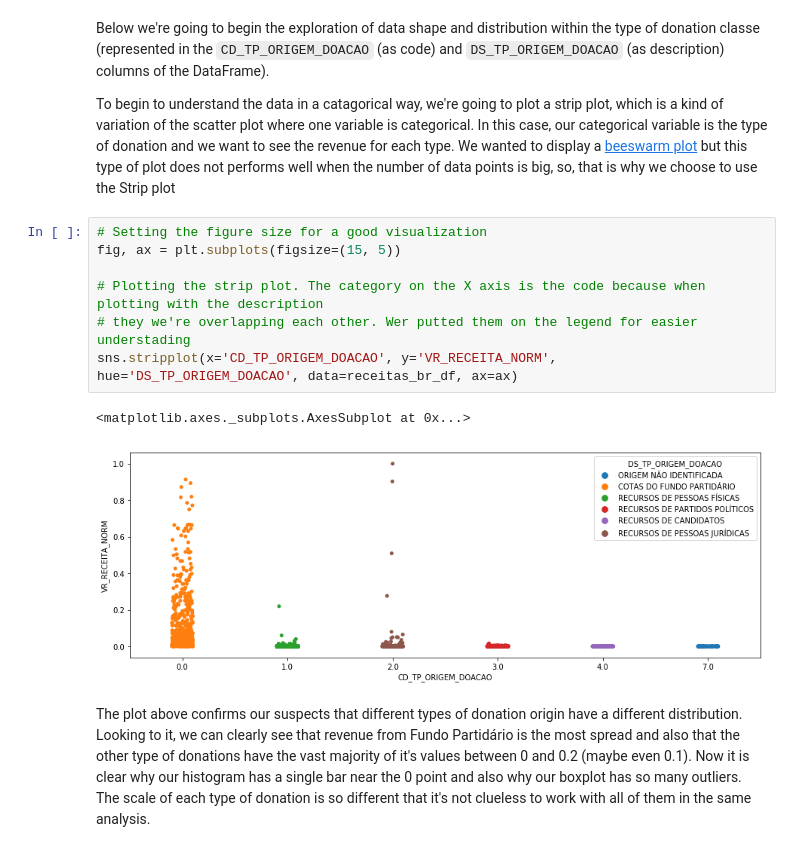
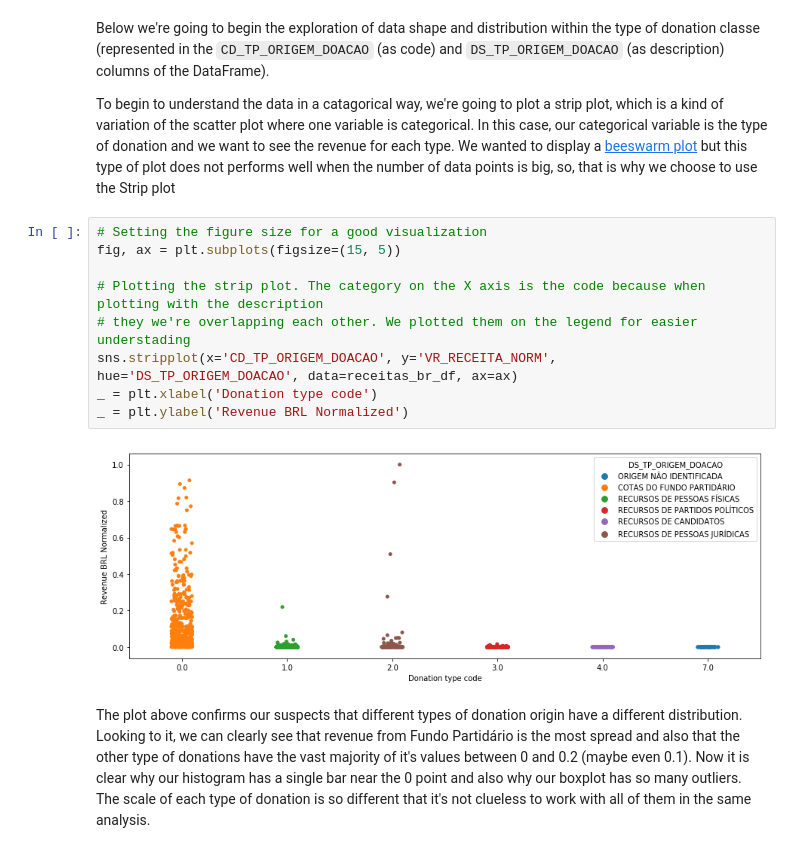
Before and after one commit to aiquis/political-parties-revenue, a Jupyter notebook: Political Parties Funding - Exploratory Analysis.ipynb, the cells around one changed output. Cells and saved outputs as stored; diff of their text form.

```diff
--- a/Political Parties Funding - Exploratory Analysis.ipynb
+++ b/Political Parties Funding - Exploratory Analysis.ipynb
@@ -239,13 +268,14 @@ To begin to understand the data in a catagorical way, we're going to plot a stri
 # %%
 # Setting the figure size for a good visualization
 fig, ax = plt.subplots(figsize=(15, 5))
 
 # Plotting the strip plot. The category on the X axis is the code because when plotting with the description
-# they we're overlapping each other. Wer putted them on the legend for easier understading
+# they we're overlapping each other. We plotted them on the legend for easier understading
 sns.stripplot(x='CD_TP_ORIGEM_DOACAO', y='VR_RECEITA_NORM', hue='DS_TP_ORIGEM_DOACAO', data=receitas_br_df, ax=ax)
+_ = plt.xlabel('Donation type code')
+_ = plt.ylabel('Revenue BRL Normalized')
 # %% [output]
-<matplotlib.axes._subplots.AxesSubplot at 0x...>
-[figure, old version]
+[figure, new version]
 # %% [markdown]
 The plot above confirms our suspects that different types of donation origin have a different distribution. Looking to it, we can clearly see that revenue from Fundo Partidário is the most spread and also that the other type of donations have the vast majority of it's values between 0 and 0.2 (maybe even 0.1). Now it is clear why our histogram has a single bar near the 0 point and also why our boxplot has so many outliers. The scale of each type of donation is so different that it's not clueless to work with all of them in the same analysis.
 # %%
```
Also changed, not shown: parts of 9 cells of this notebook.
